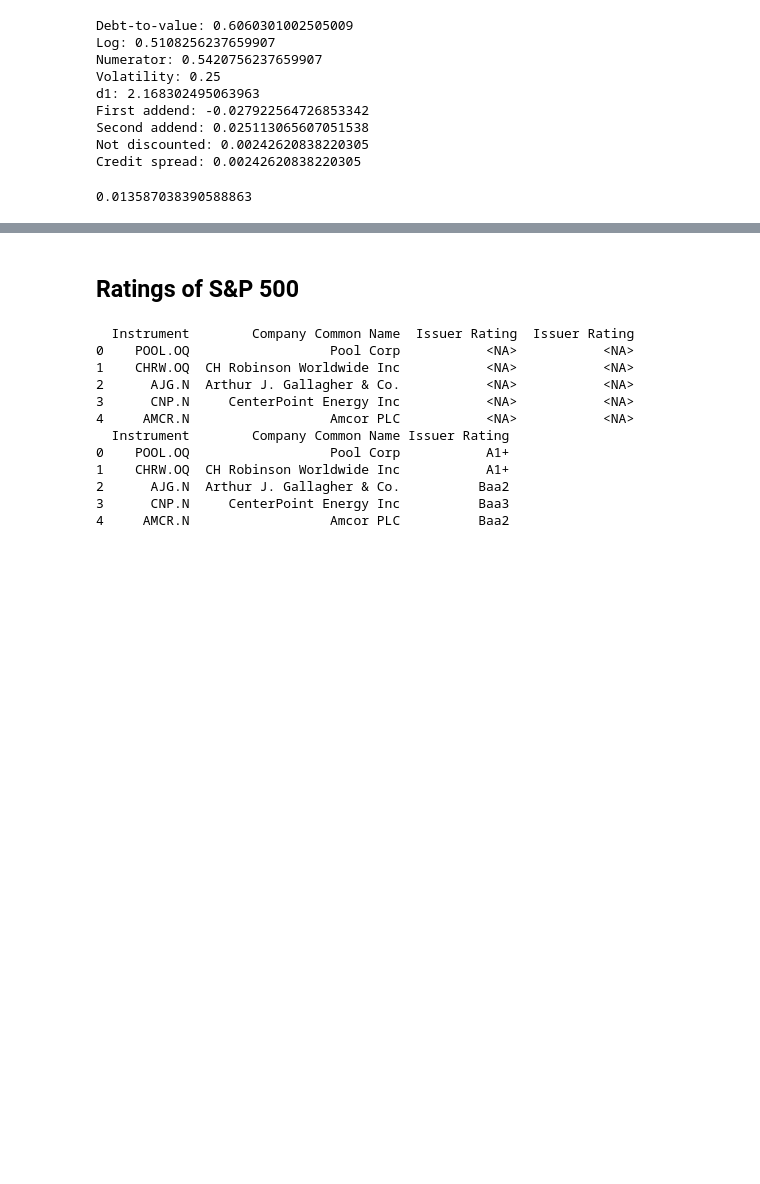
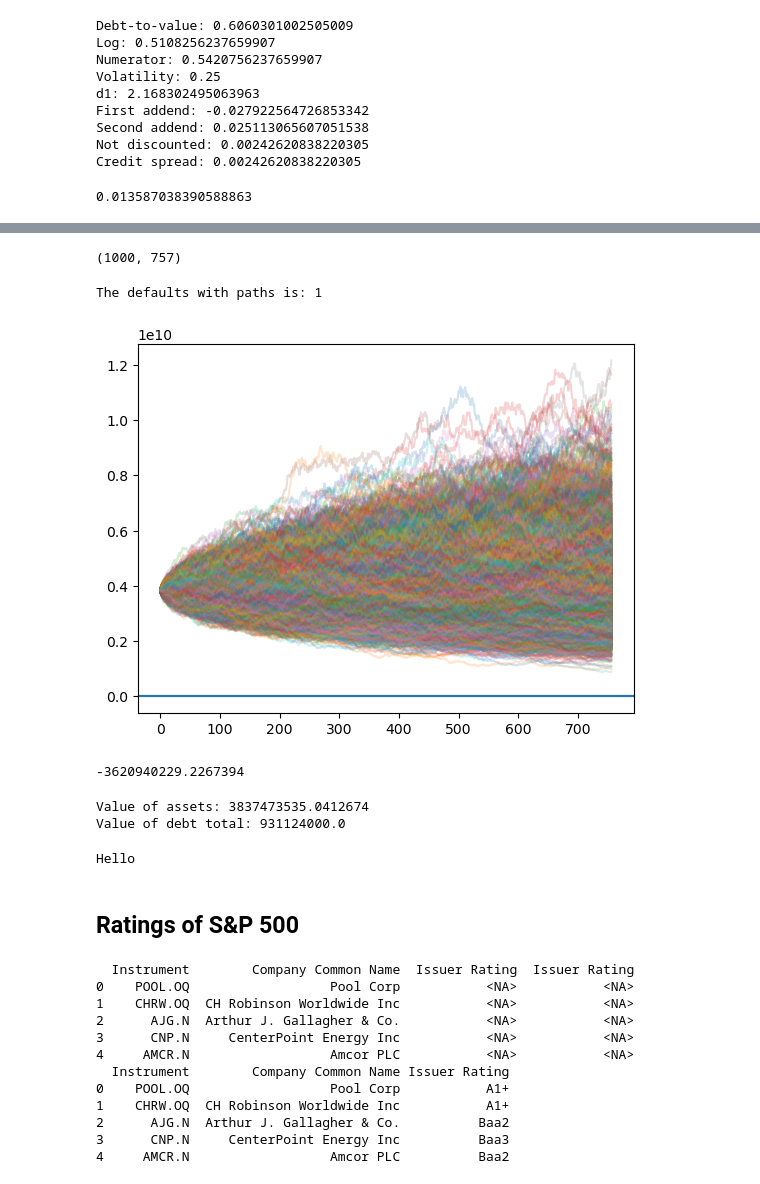
Before and after one commit to francescomazzolin/stochastic-finance-project, a Jupyter notebook: main.ipynb, the cells around one changed output, grey strips where cells are left out. Drawn from its saved outputs; the diff is of its cells as text; code cells hidden in the pictures; blank space fills up the shorter version.

```diff
--- a/main.ipynb
+++ b/main.ipynb
@@ -474,0 +414,18 @@ Name: 2024-12-30 00:00:00+00:00, dtype: object
+# %%
+importlib.reload(af)
+
+row = df_final.loc[rics_list[2]].iloc[-1]
+V = row['A_solution']
+sigma = row['sigma_A_solution']
+
+K = row['Debt - Total']  # Debt
+row['Risk_Free_Rate'] = 0.01
+r = row['Risk_Free_Rate']
+
+#print(V/K)
+
+T = 1  # Time to maturity
+t = 0  # Current time
+M = 1_000_000
+
+l = af.monte_carlo_merton(V,K, r, sigma, T, M)
@@ -524,3 +659,51 @@ af.credit_spread_model_new(V = 40, K = 15, sigma = 0.4, r = 0.04, T = 5, t = 0)
+# %%
+rics_paths[ric].shape
+# %% [output]
+(1000, 757)
+# %%
+plt.figure()
+
+ric = rics_list[-1]
+M = 10000
+mc_prob_2, paths = af.monte_carlo_path(V, K, r, sigma, T, M)
+rics_paths[ric] = paths
+
+
+paths_sing = rics_paths[ric]
+
+if mc_prob_2 > 0:
+
+    plt.axhline(np.log(V))
+
+    for i in range(paths_sing.shape[0]):
+
+        plt.plot(paths_sing[i, :], alpha = 0.2)
+
+    plt.axhline(np.log(K))
+
+    plt.show()
+# %% [output]
+The defaults with paths is: 1
+[figure, added]
+# %%
+final_values = paths_sing[:,-1]
+
+x = np.median(final_values)
+
+print(np.log(V) - x)
+# %% [output]
+-3620940229.2267394
+# %%
+print(f'Value of assets: {V}')
+
+print(f'Value of debt total: {K}')
+# %% [output]
+Value of assets: 3837473535.0412674
+Value of debt total: 931124000.0
+# %%
+print('Hello')
+# %% [output]
+Hello
 # %% [markdown]
 ## Ratings of S&P 500
 # %%
```
Also changed, not shown: parts of 31 cells of this notebook, 1 other file.
